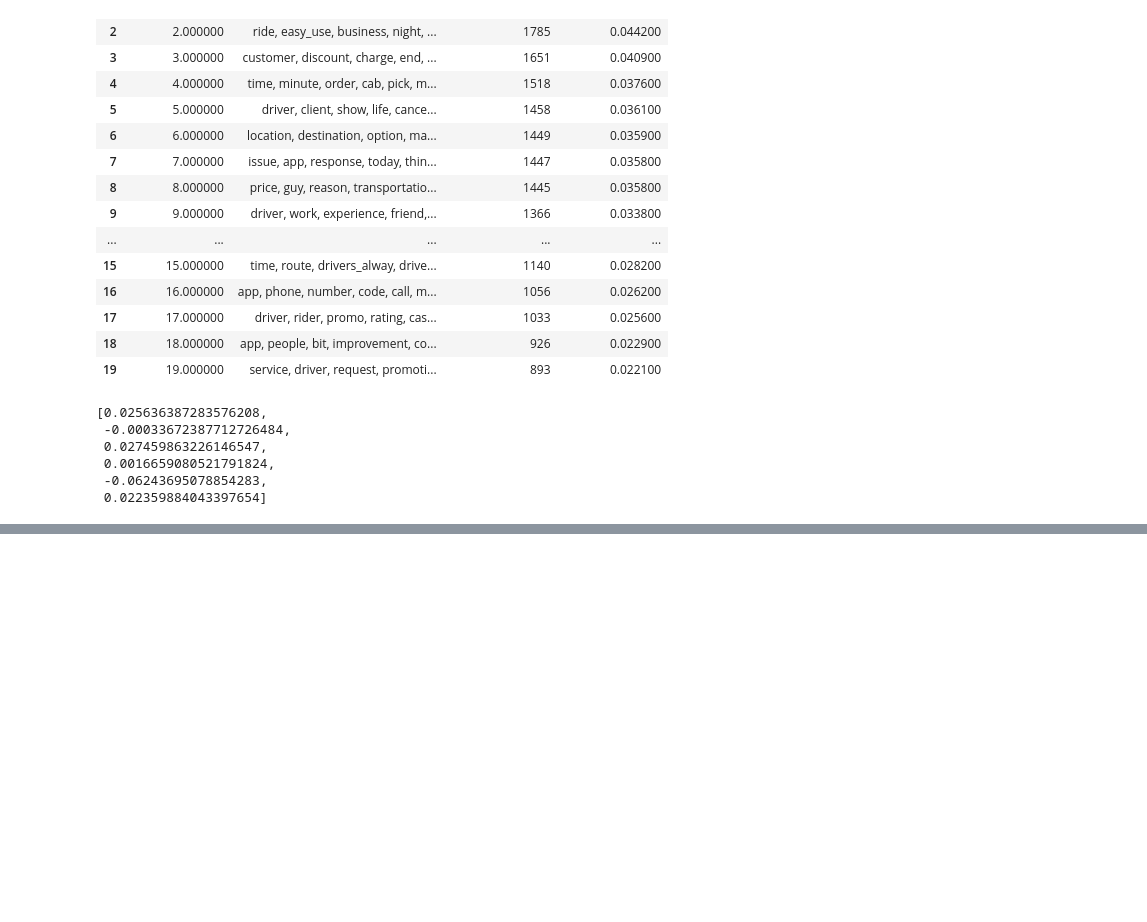
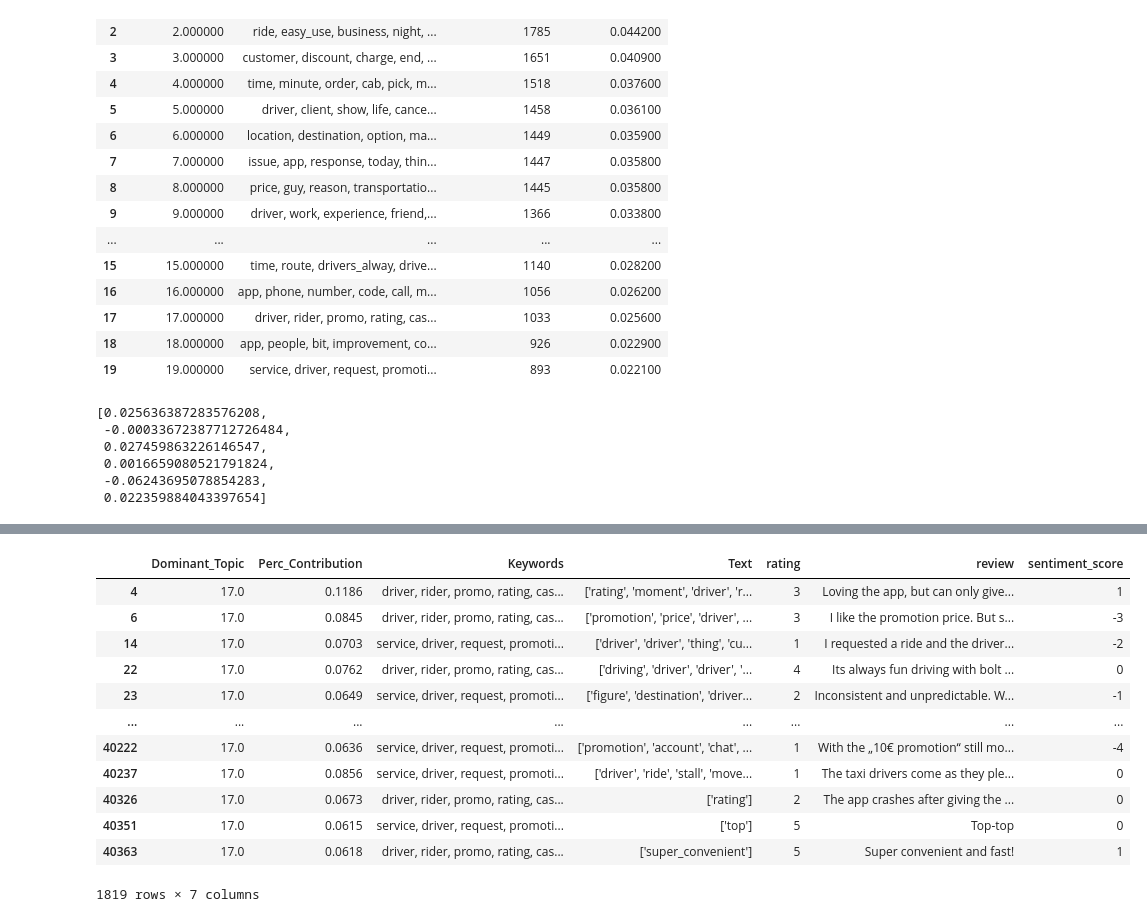
Before and after one commit to enliktjioe/master-thesis-2021, a Jupyter notebook: notebooks/LDA_topic_modeling-Win10_Mallet_BOLT.ipynb, the cells around one changed output, grey strips where cells are left out. Cells and saved outputs as stored; diff of their text form; code cells hidden in the pictures; blank space fills up the shorter version.

```diff
--- a/notebooks/LDA_topic_modeling-Win10_Mallet_BOLT.ipynb
+++ b/notebooks/LDA_topic_modeling-Win10_Mallet_BOLT.ipynb
@@ -985,0 +420,24 @@ pprint(optimal_model.print_topics(num_words=10))
+# %%
+df_analysis.loc[(df_analysis['Dominant_Topic'] == 2.0),'Dominant_Topic'] = 0.0
+df_analysis.loc[(df_analysis['Dominant_Topic'] == 18.0),'Dominant_Topic'] = 1.0
+df_analysis.loc[(df_analysis['Dominant_Topic'] == 8.0),'Dominant_Topic'] = 3.0
+df_analysis.loc[(df_analysis['Dominant_Topic'] == 15.0),'Dominant_Topic'] = 4.0
+df_analysis.loc[(df_analysis['Dominant_Topic'] == 11.0),'Dominant_Topic'] = 7.0
+df_analysis.loc[(df_analysis['Dominant_Topic'] == 16.0),'Dominant_Topic'] = 13.0
+df_analysis.loc[(df_analysis['Dominant_Topic'] == 19.0),'Dominant_Topic'] = 17.0
+# %%
+df_analysis[df_analysis['Dominant_Topic'] == 17.0]
+# %% [output]
+|  | Dominant_Topic | Perc_Contribution | Keywords | Text | rating | review | sentiment_score |
+| 4 | 17.0 | 0.1186 | driver, rider, promo, rating, cas... | ['rating', 'moment', 'driver', 'r... | 3 | Loving the app, but can only give... | 1 |
+| 6 | 17.0 | 0.0845 | driver, rider, promo, rating, cas... | ['promotion', 'price', 'driver', ... | 3 | I like the promotion price. But s... | -3 |
+| 14 | 17.0 | 0.0703 | service, driver, request, promoti... | ['driver', 'driver', 'thing', 'cu... | 1 | I requested a ride and the driver... | -2 |
+| 22 | 17.0 | 0.0762 | driver, rider, promo, rating, cas... | ['driving', 'driver', 'driver', '... | 4 | Its always fun driving with bolt ... | 0 |
+| 23 | 17.0 | 0.0649 | service, driver, request, promoti... | ['figure', 'destination', 'driver... | 2 | Inconsistent and unpredictable. W... | -1 |
+| ... | ... | ... | ... | ... | ... | ... | ... |
+| 40222 | 17.0 | 0.0636 | service, driver, request, promoti... | ['promotion', 'account', 'chat', ... | 1 | With the „10€ promotion“ still mo... | -4 |
+| 40237 | 17.0 | 0.0856 | service, driver, request, promoti... | ['driver', 'ride', 'stall', 'move... | 1 | The taxi drivers come as they ple... | 0 |
+| 40326 | 17.0 | 0.0673 | driver, rider, promo, rating, cas... | ['rating'] | 2 | The app crashes after giving the ... | 0 |
+| 40351 | 17.0 | 0.0615 | service, driver, request, promoti... | ['top'] | 5 | Top-top | 0 |
+| 40363 | 17.0 | 0.0618 | driver, rider, promo, rating, cas... | ['super_convenient'] | 5 | Super convenient and fast! | 1 |
+1819 rows × 7 columns
```
Also changed, not shown: parts of 67 cells of this notebook, 1 other file.
